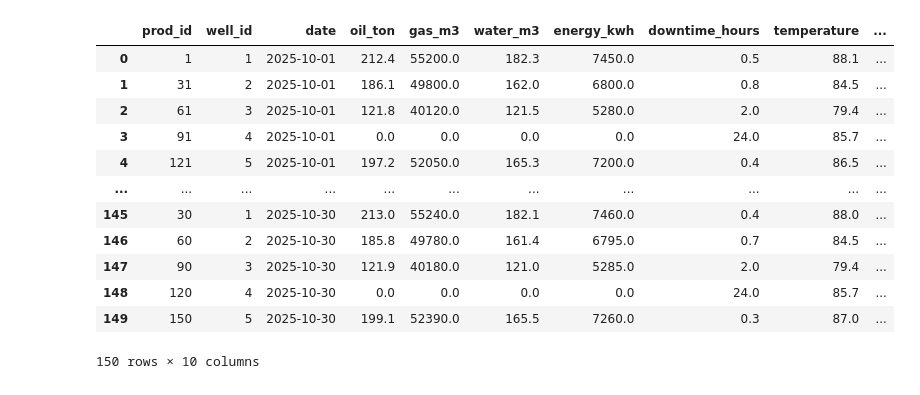
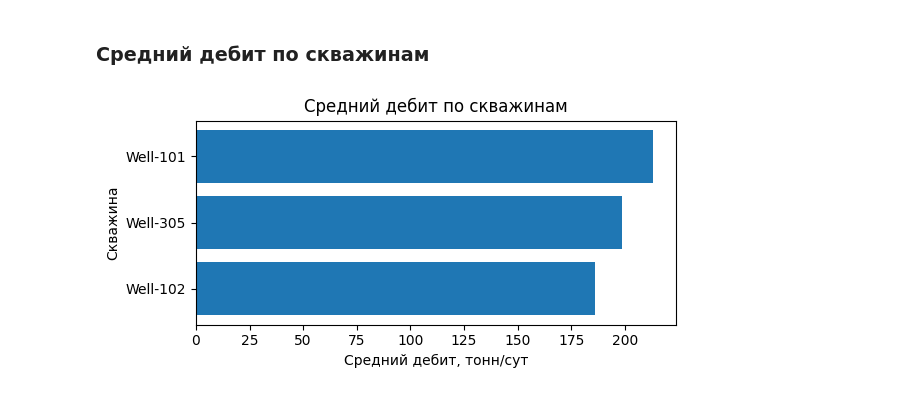
Before and after one commit to KirillovAV1/hse-ml-big-data, a Jupyter notebook: notebooks/01_Аналитика_добычи.ipynb, the cells around one changed output. Drawn from its saved outputs; the diff is of its cells as text; code cells hidden in the pictures.

```diff
--- a/notebooks/01_Аналитика_добычи.ipynb
+++ b/notebooks/01_Аналитика_добычи.ipynb
@@ -51,16 +58,40 @@ results[0]
 # %%
-results[2]
+mart_well_kpi = (
+    df_production
+    .groupby("well_id", as_index=False)
+    .agg(
+        total_oil_ton=("oil_ton", "sum"),
+        avg_oil_ton=("oil_ton", "mean"),
+        avg_pressure=("pressure", "mean"),
+        avg_temperature=("temperature", "mean"),
+        total_energy_kwh=("energy_kwh", "sum"),
+        total_downtime_hours=("downtime_hours", "sum"),
+        days_count=("date", "nunique")
+    )
+)
+
+mart_well_kpi["downtime_ratio"] = mart_well_kpi["total_downtime_hours"] / (mart_well_kpi["days_count"] * 24)
+
+mart_well_kpi["downtime_percent"] = mart_well_kpi["downtime_ratio"] * 100
+
+mart_well_kpi = mart_well_kpi.merge(
+    df_wells,
+    on="well_id",
+    how="left"
+)
-# %% [output]
-|  | prod_id | well_id | date | oil_ton | gas_m3 | water_m3 | energy_kwh | downtime_hours | temperature | ... |
-| 0 | 1 | 1 | 2025-10-01 | 212.4 | 55200.0 | 182.3 | 7450.0 | 0.5 | 88.1 | ... |
-| 1 | 31 | 2 | 2025-10-01 | 186.1 | 49800.0 | 162.0 | 6800.0 | 0.8 | 84.5 | ... |
-| 2 | 61 | 3 | 2025-10-01 | 121.8 | 40120.0 | 121.5 | 5280.0 | 2.0 | 79.4 | ... |
-| 3 | 91 | 4 | 2025-10-01 | 0.0 | 0.0 | 0.0 | 0.0 | 24.0 | 85.7 | ... |
-| 4 | 121 | 5 | 2025-10-01 | 197.2 | 52050.0 | 165.3 | 7200.0 | 0.4 | 86.5 | ... |
-| ... | ... | ... | ... | ... | ... | ... | ... | ... | ... | ... |
-| 145 | 30 | 1 | 2025-10-30 | 213.0 | 55240.0 | 182.1 | 7460.0 | 0.4 | 88.0 | ... |
-| 146 | 60 | 2 | 2025-10-30 | 185.8 | 49780.0 | 161.4 | 6795.0 | 0.7 | 84.5 | ... |
-| 147 | 90 | 3 | 2025-10-30 | 121.9 | 40180.0 | 121.0 | 5285.0 | 2.0 | 79.4 | ... |
-| 148 | 120 | 4 | 2025-10-30 | 0.0 | 0.0 | 0.0 | 0.0 | 24.0 | 85.7 | ... |
-| 149 | 150 | 5 | 2025-10-30 | 199.1 | 52390.0 | 165.5 | 7260.0 | 0.3 | 87.0 | ... |
-150 rows × 10 columns
+# %% [markdown]
+### Средний дебит по скважинам
+# %%
+plot_df = mart_well_kpi.sort_values("avg_oil_ton")
+
+label_col = "name" if "name" in plot_df.columns else "well_id"
+
+plt.figure(figsize=(6, 3))
+plt.barh(plot_df[label_col].astype(str), plot_df["avg_oil_ton"])
+plt.title("Средний дебит по скважинам")
+plt.xlabel("Средний дебит, тонн/сут")
+plt.ylabel("Скважина")
+plt.tight_layout()
+plt.show()
+# %% [output]
+[figure, added]
```
Also changed, not shown: parts of 16 cells of this notebook, 2 other files.
